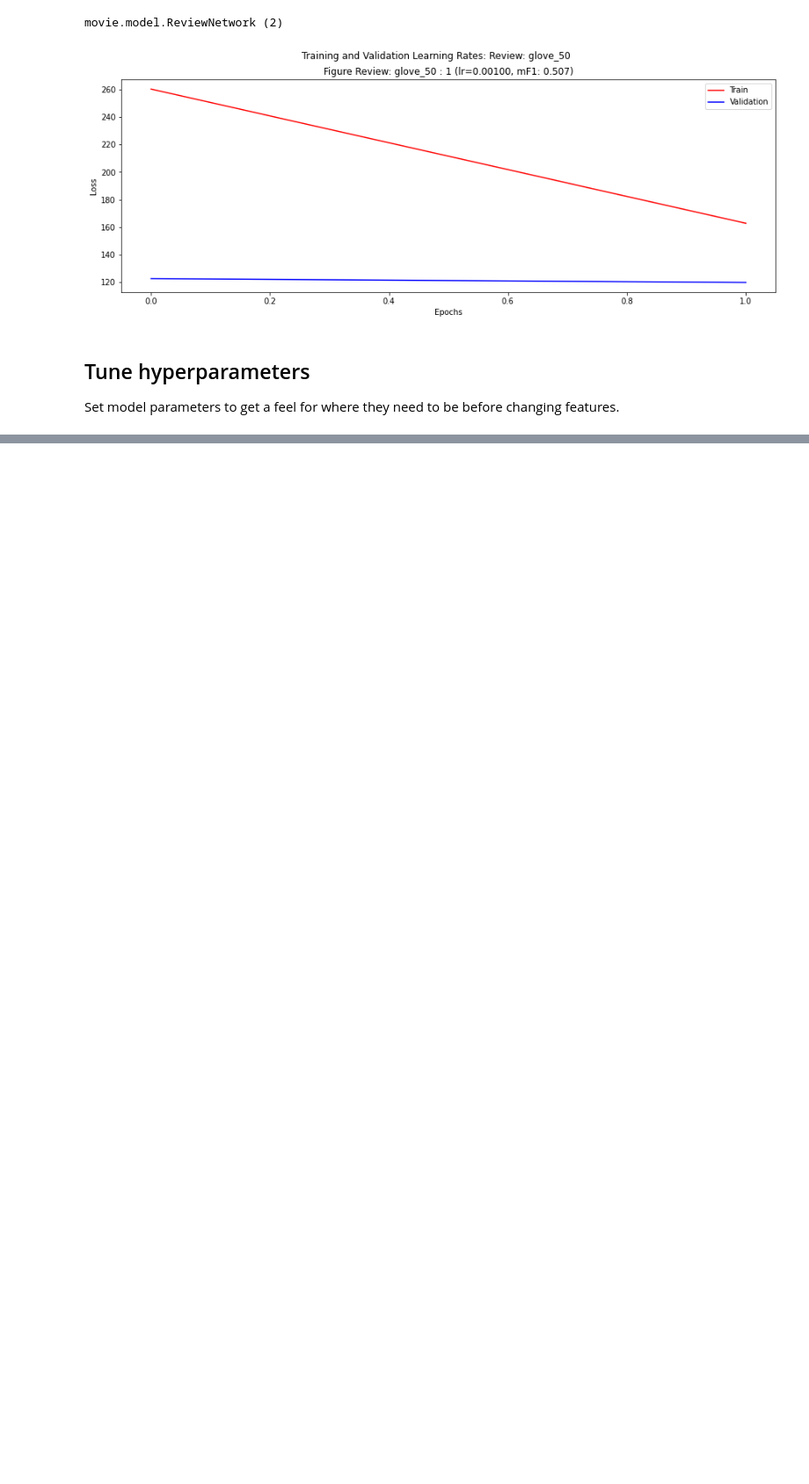
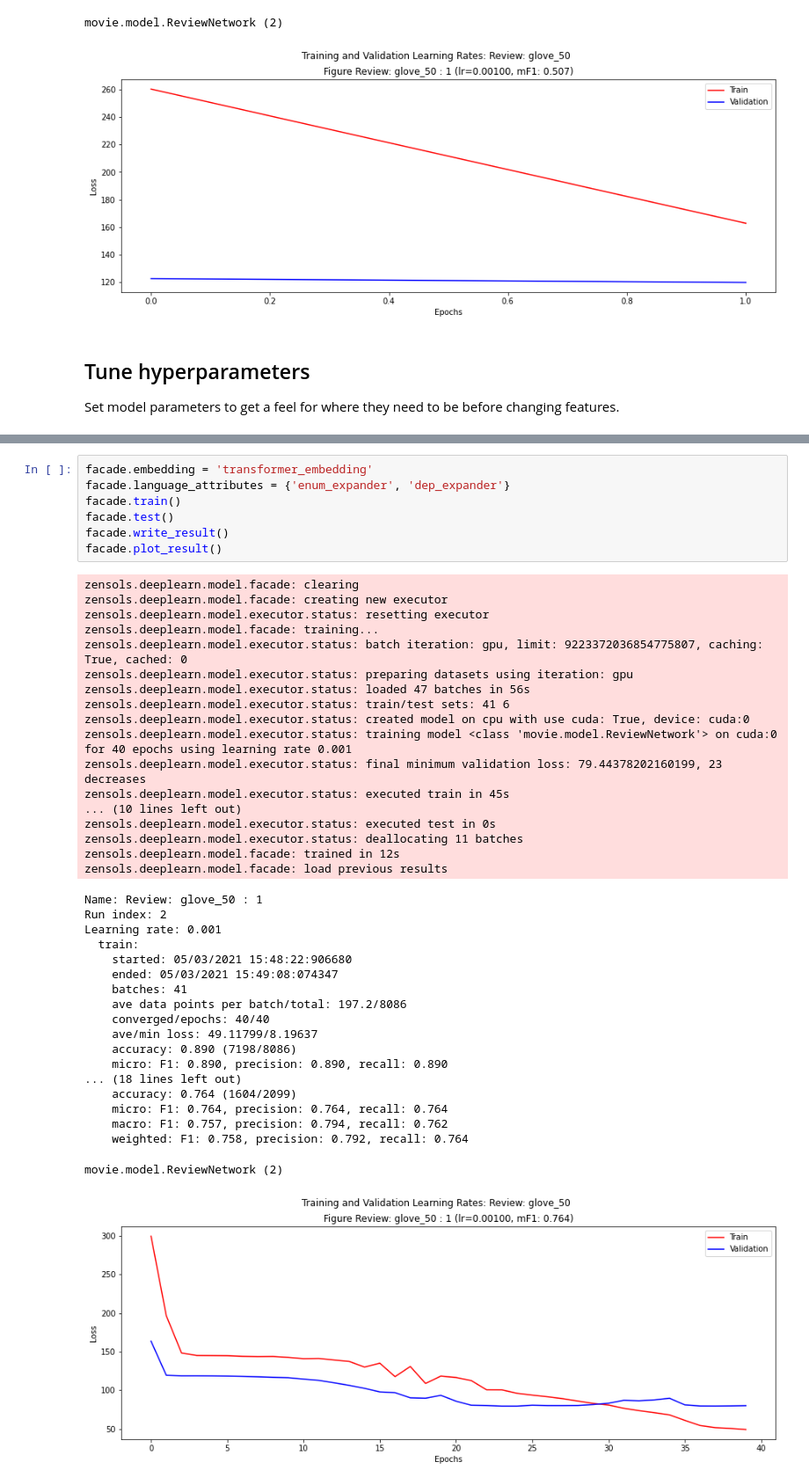
Before and after one commit to plandes/deepnlp, a Jupyter notebook: example/movie/notebook/movie.ipynb, the cells around one changed output, grey strips where cells are left out. Shown at 88% size. Drawn from its saved outputs; the diff is of its cells as text; blank space fills up the shorter version.

```diff
--- a/example/movie/notebook/movie.ipynb
+++ b/example/movie/notebook/movie.ipynb
@@ -313,0 +400,44 @@ movie.model.ReviewNetwork (2)
+# %%
+facade.embedding = 'transformer_embedding'
+facade.language_attributes = {'enum_expander', 'dep_expander'}
+facade.train()
+facade.test()
+facade.write_result()
+facade.plot_result()
+# %% [output]
+zensols.deeplearn.model.facade: clearing
+zensols.deeplearn.model.facade: creating new executor
+zensols.deeplearn.model.executor.status: resetting executor
+zensols.deeplearn.model.facade: training...
+zensols.deeplearn.model.executor.status: batch iteration: gpu, limit: 9223372036854775807, caching: True, cached: 0
+zensols.deeplearn.model.executor.status: preparing datasets using iteration: gpu
+zensols.deeplearn.model.executor.status: loaded 47 batches in 56s
+zensols.deeplearn.model.executor.status: train/test sets: 41 6
+zensols.deeplearn.model.executor.status: created model on cpu with use cuda: True, device: cuda:0
+zensols.deeplearn.model.executor.status: training model <class 'movie.model.ReviewNetwork'> on cuda:0 for 40 epochs using learning rate 0.001
+zensols.deeplearn.model.executor.status: final minimum validation loss: 79.44378202160199, 23 decreases
+zensols.deeplearn.model.executor.status: executed train in 45s
+... (10 lines left out)
+zensols.deeplearn.model.executor.status: executed test in 0s
+zensols.deeplearn.model.executor.status: deallocating 11 batches
+zensols.deeplearn.model.facade: trained in 12s
+zensols.deeplearn.model.facade: load previous results
+Name: Review: glove_50 : 1
+Run index: 2
+Learning rate: 0.001
+  train:
+    started: 05/03/2021 15:48:22:906680
+    ended: 05/03/2021 15:49:08:074347
+    batches: 41
+    ave data points per batch/total: 197.2/8086
+    converged/epochs: 40/40
+    ave/min loss: 49.11799/8.19637
+    accuracy: 0.890 (7198/8086)
+    micro: F1: 0.890, precision: 0.890, recall: 0.890
+... (18 lines left out)
+    accuracy: 0.764 (1604/2099)
+    micro: F1: 0.764, precision: 0.764, recall: 0.764
+    macro: F1: 0.757, precision: 0.794, recall: 0.762
+    weighted: F1: 0.758, precision: 0.792, recall: 0.764
+movie.model.ReviewNetwork (2)
+[figure, added]
```
Also changed, not shown: parts of 8 cells of this notebook, 14 other files.
